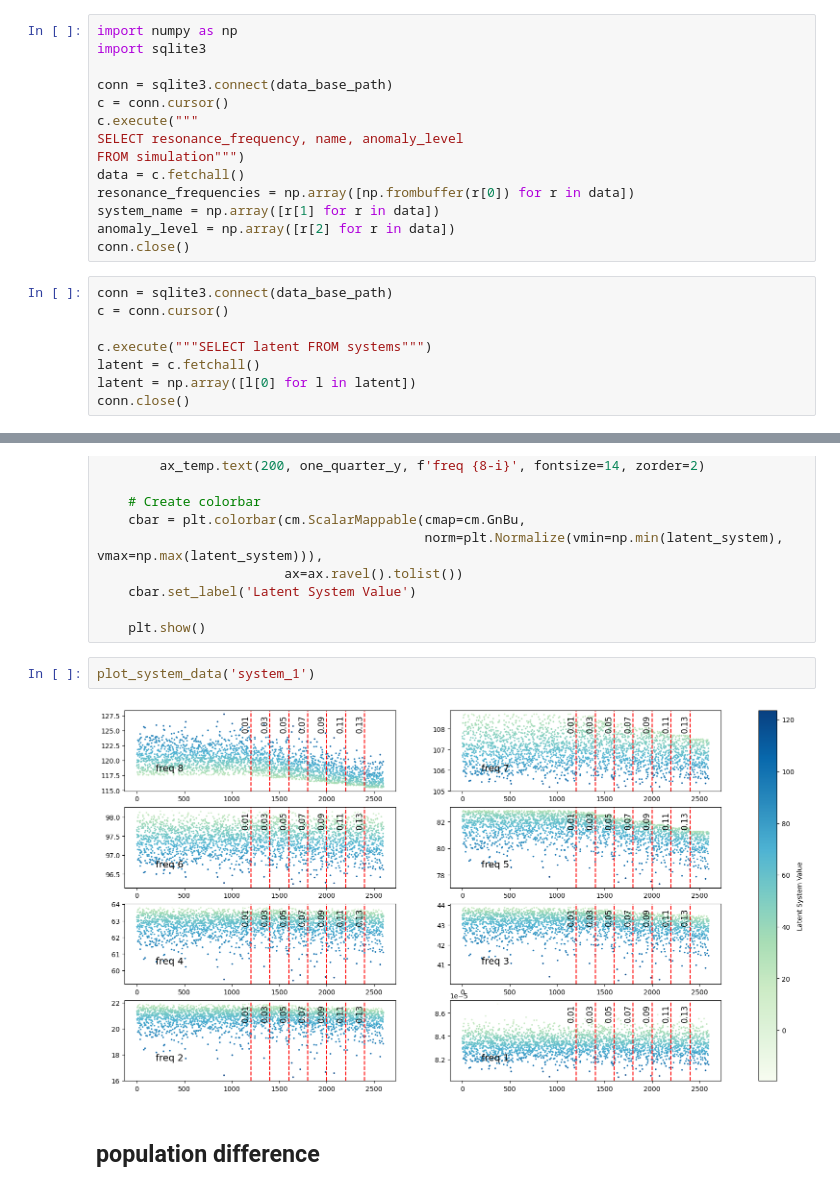
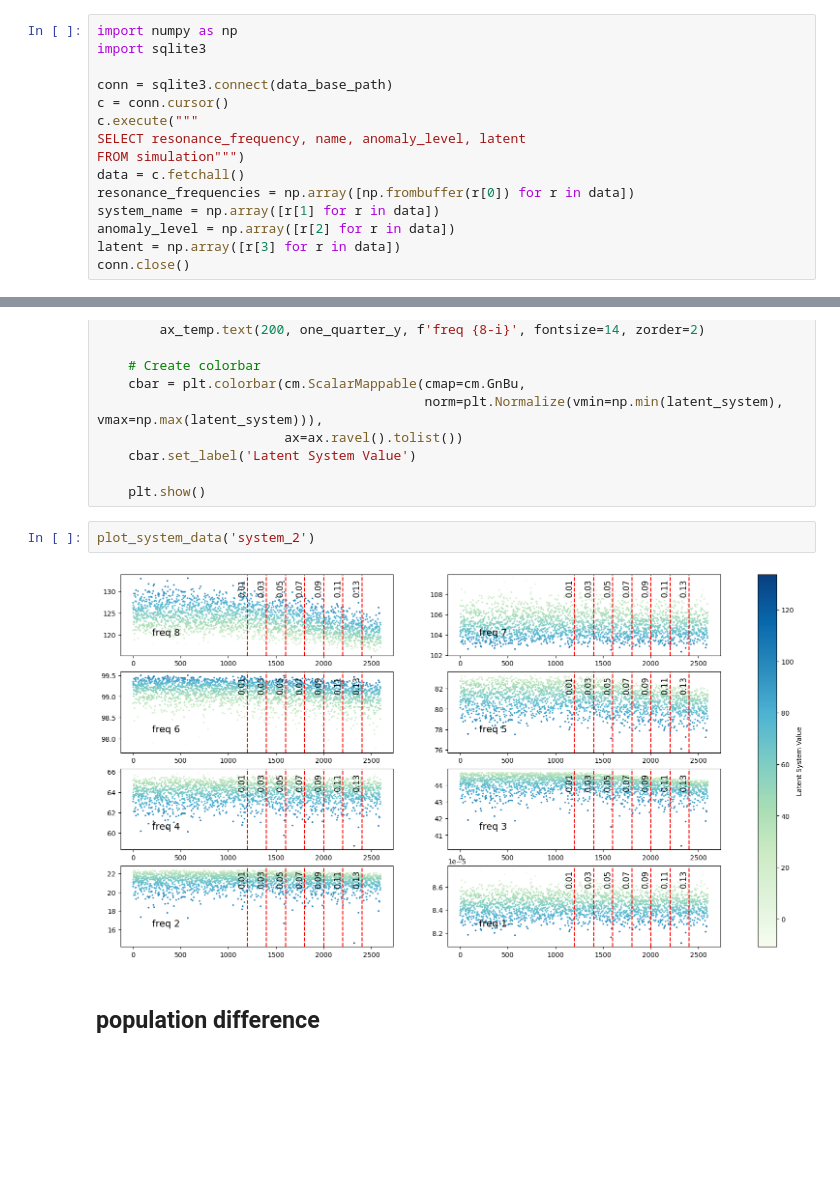
Before and after one commit to YacineBelHadj/PSHM_mdof, a Jupyter notebook: notebooks/testing/checking_data.ipynb, the cells around one changed output, grey strips where cells are left out. Drawn from its saved outputs; the diff is of its cells as text; blank space fills up the shorter version.

Commit message:
added notch anomaly and the data organization of it

```diff
--- a/notebooks/testing/checking_data.ipynb
+++ b/notebooks/testing/checking_data.ipynb
@@ -98,21 +98,14 @@ import sqlite3
 conn = sqlite3.connect(data_base_path)
 c = conn.cursor()
 c.execute("""
-SELECT resonance_frequency, name, anomaly_level
+SELECT resonance_frequency, name, anomaly_level, latent
 FROM simulation""")
 data = c.fetchall()
 resonance_frequencies = np.array([np.frombuffer(r[0]) for r in data])
 system_name = np.array([r[1] for r in data])
 anomaly_level = np.array([r[2] for r in data])
+latent = np.array([r[3] for r in data])
 conn.close()
-# %%
-conn = sqlite3.connect(data_base_path)
-c = conn.cursor()
-
-c.execute("""SELECT latent FROM systems""")
-latent = c.fetchall()
-latent = np.array([l[0] for l in latent])
-conn.close()
 # %% [markdown]
 ## anomaly effect
 # %%
@@ -153,9 +146,9 @@ def plot_system_data(system_name_input):
 
     plt.show()
 # %%
-plot_system_data('system_1')
+plot_system_data('system_2')
 # %% [output]
-[figure, old version]
+[figure, new version]
 # %% [markdown]
 ## population difference
 # %%
```
Also changed, not shown: parts of 9 cells of this notebook, 40 other files.
